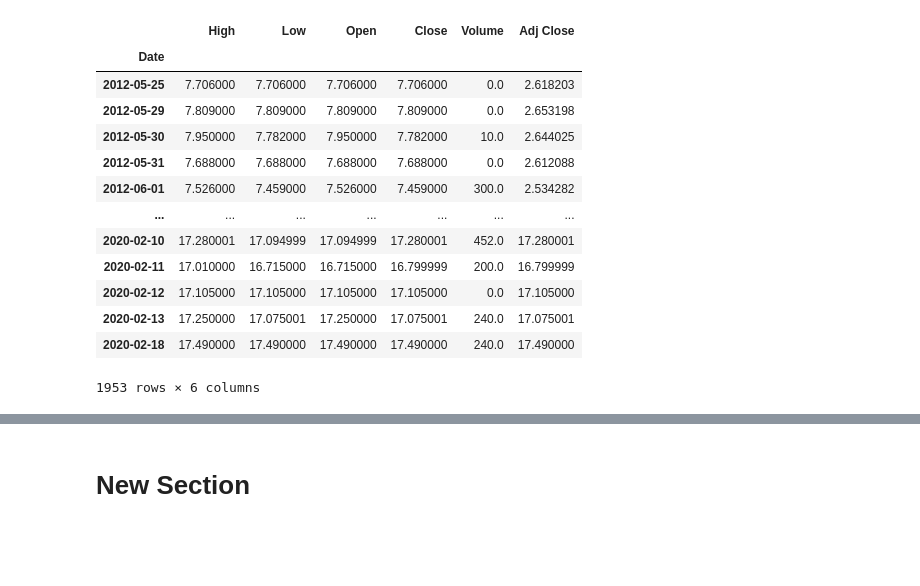
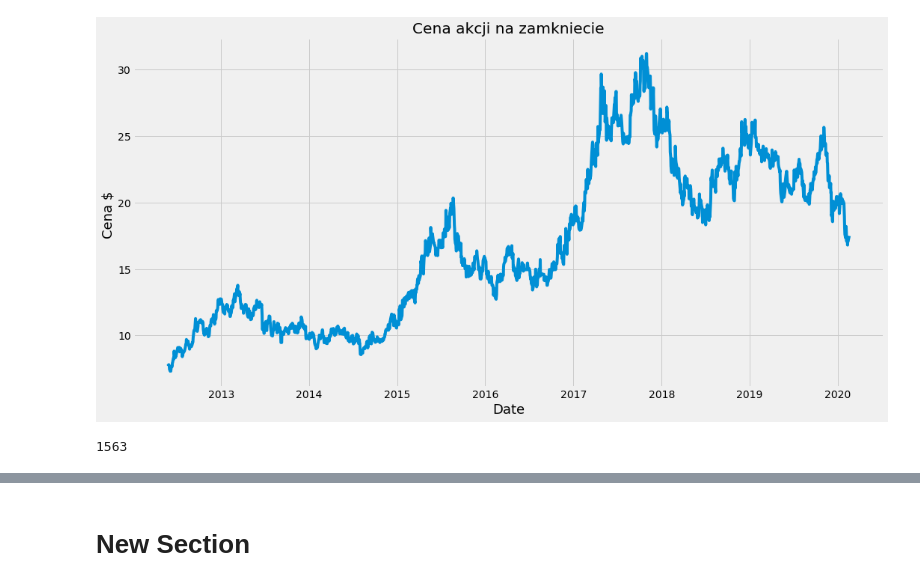
Before and after one commit to chrabi/NEW_PYTHON, a Jupyter notebook: stock_predictor.ipynb, the cells around one changed output, grey strips where cells are left out. Saved outputs shown, nothing was run; the diff lists cells and outputs as text; code cells hidden in the pictures; blank space fills up the shorter version.

```diff
--- a/stock_predictor.ipynb
+++ b/stock_predictor.ipynb
@@ -12,34 +12,39 @@ With Colaboratory you can write and execute code, save and share your analyses,
 # %%
 #test program pknorlen PKY1.F
 #Description Stock prediction LSTM ( Long short term memory)
 # predict Apple past 60 days.
 import math
 import pandas_datareader as web
 import numpy as np
 import pandas as pd
 from sklearn.preprocessing import MinMaxScaler
 
 from keras.models import Sequential
 from keras.layers import Dense, LSTM
 import matplotlib.pyplot as plt
 plt.style.use('fivethirtyeight')
 #get stock quote
 df = web.DataReader('AAPL', data_source='yahoo',start='2012-01-01',end='2020-02-20')
-df2 = web.DataReader('PKY1.F', data_source='yahoo',start='2012-01-01',end='2020-02-20')
-#df
+df2 = web.DataReader('PKY1.F', data_source='yahoo',start='2010-01-01',end='2020-02-20')
+df.shape
 df2
+df2.shape
+# chart cosing prize PKNOrlen
+plt.figure(figsize=(16,8))
+plt.title('Cena akcji na zamkniecie')
+plt.plot(df2['Close'])
+plt.xlabel('Date',fontsize=18)
+plt.ylabel('Cena $ ',fontsize=18)
+plt.show()
 # %% [output]
-|  | High | Low | Open | Close | Volume | Adj Close |
-| Date |  |  |  |  |  |  |
-| 2012-05-25 | 7.706000 | 7.706000 | 7.706000 | 7.706000 | 0.0 | 2.618203 |
-| 2012-05-29 | 7.809000 | 7.809000 | 7.809000 | 7.809000 | 0.0 | 2.653198 |
-| 2012-05-30 | 7.950000 | 7.782000 | 7.950000 | 7.782000 | 10.0 | 2.644025 |
-| 2012-05-31 | 7.688000 | 7.688000 | 7.688000 | 7.688000 | 0.0 | 2.612088 |
-| 2012-06-01 | 7.526000 | 7.459000 | 7.526000 | 7.459000 | 300.0 | 2.534282 |
-| ... | ... | ... | ... | ... | ... | ... |
-| 2020-02-10 | 17.280001 | 17.094999 | 17.094999 | 17.280001 | 452.0 | 17.280001 |
-| 2020-02-11 | 17.010000 | 16.715000 | 16.715000 | 16.799999 | 200.0 | 16.799999 |
-| 2020-02-12 | 17.105000 | 17.105000 | 17.105000 | 17.105000 | 0.0 | 17.105000 |
-| 2020-02-13 | 17.250000 | 17.075001 | 17.250000 | 17.075001 | 240.0 | 17.075001 |
-| 2020-02-18 | 17.490000 | 17.490000 | 17.490000 | 17.490000 | 240.0 | 17.490000 |
-1953 rows × 6 columns
+[figure, added]
+# %%
+#dabta prepare
+data=df2.filter(['Close'])
+# numpy musi byc zeby przygoowac dane do treningu.
+dataset=data.values
+# nmery kolumn do danycdo treningu.
+training_data_len= math.ceil(len(dataset)*.8)
+training_data_len
+# %% [output]
+1563
```
Also changed, not shown: parts of 11 cells of this notebook.
